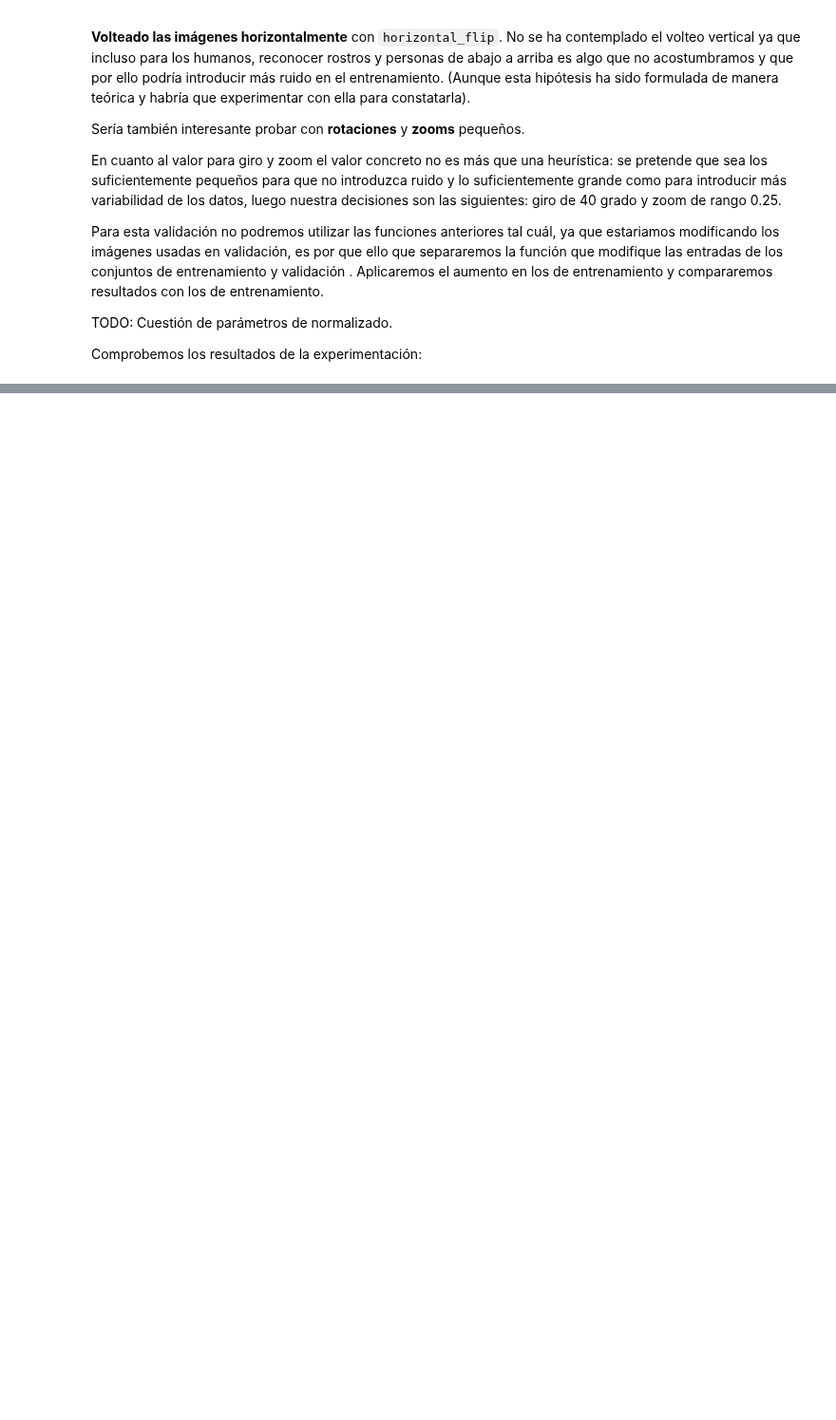
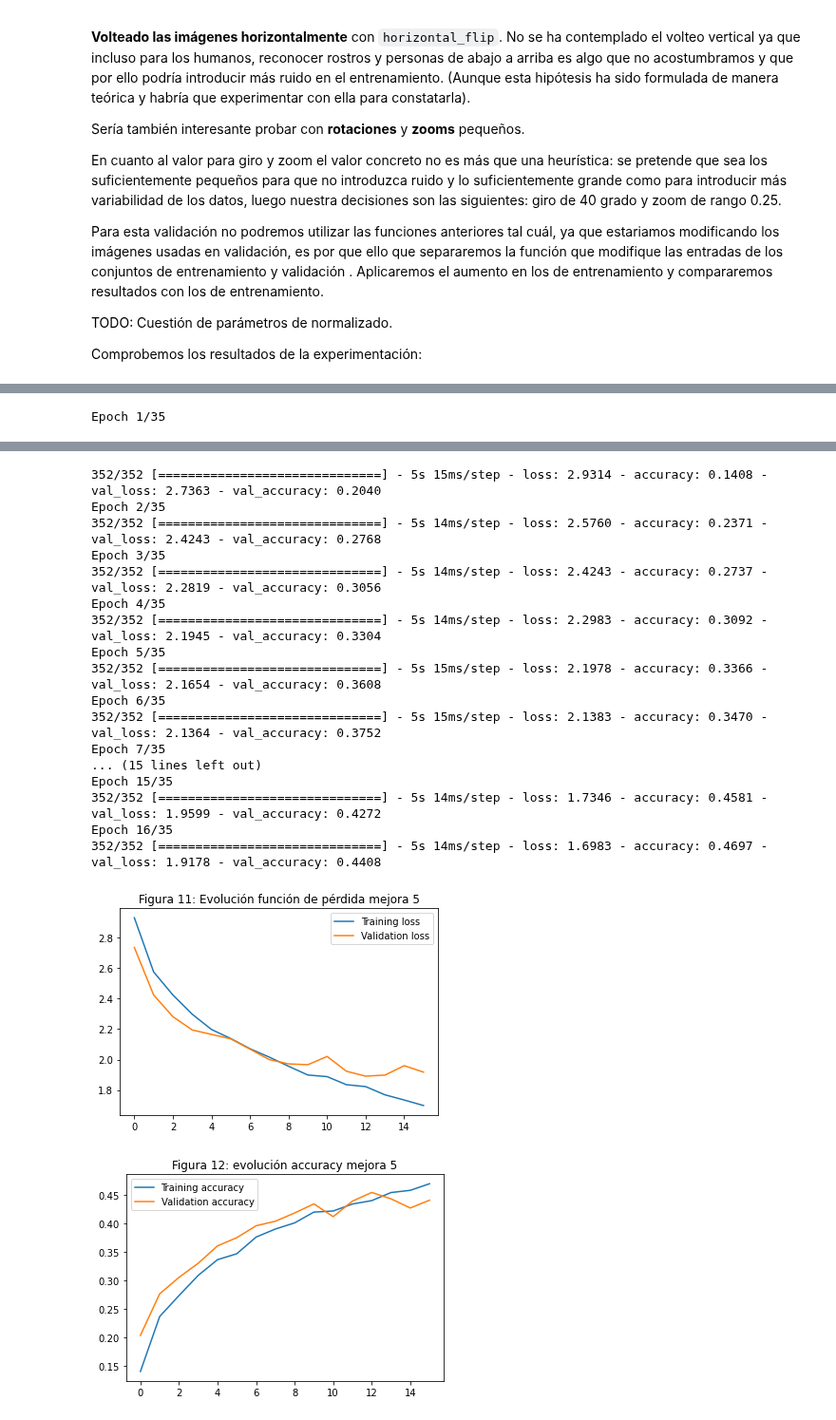
Before and after one commit to BlancaCC/Computer-vision, a Jupyter notebook: practica_3/P3.ipynb, the cells around one changed output, grey strips where cells are left out. Shown at 95% size. Drawn from its saved outputs; the diff is of its cells as text; code cells hidden in the pictures; blank space fills up the shorter version.

```diff
--- a/P3.ipynb
+++ b/practica_3/P3.ipynb
@@ -1447,0 +1339,31 @@ print("Accuracy en el conjunto test: {}".format(precision_test))
+# %%
+
+## Implementamos el EarlyStopping
+callback = tf.keras.callbacks.EarlyStopping(monitor='val_accuracy', patience=3)
+
+modeloModificacion5 = ModeloModificacion4().create_model()
+# ____Compilado modelo _____
+modeloModificacion5.compile( loss = keras.losses.categorical_crossentropy,
+              optimizer = optimizador,
+              metrics = ["accuracy"] )
+
+
+# ______Entrenamiento del ModeloMejora3_____
+# valor por defecto para batch_size en keras al hacer
+tam_batch = 32
+
+# número de epocas a entrenar el modelo
+epocas = 35
+
+# reestablecemos los pesos
+evolucion_entrenamiento_mejora5 = modeloModificacion5.fit(
+    x_train_normalizados, y_train,
+    validation_data=(x_validation_normalizados, y_validation),
+    epochs=epocas,
+    verbose=True,
+    callbacks=[callback]
+)
+
+mostrarEvolucion(evolucion_entrenamiento_mejora5, 'Figura 11: Evolución función de pérdida mejora 5', 'Figura 12: evolución accuracy mejora 5')
+# %% [output]
+Epoch 1/35
@@ -1448,3 +1372,22 @@ print("Accuracy en el conjunto test: {}".format(precision_test))
+352/352 [==============================] - 5s 15ms/step - loss: 2.9314 - accuracy: 0.1408 - val_loss: 2.7363 - val_accuracy: 0.2040
+Epoch 2/35
+352/352 [==============================] - 5s 14ms/step - loss: 2.5760 - accuracy: 0.2371 - val_loss: 2.4243 - val_accuracy: 0.2768
+Epoch 3/35
+352/352 [==============================] - 5s 14ms/step - loss: 2.4243 - accuracy: 0.2737 - val_loss: 2.2819 - val_accuracy: 0.3056
+Epoch 4/35
+352/352 [==============================] - 5s 14ms/step - loss: 2.2983 - accuracy: 0.3092 - val_loss: 2.1945 - val_accuracy: 0.3304
+Epoch 5/35
+352/352 [==============================] - 5s 15ms/step - loss: 2.1978 - accuracy: 0.3366 - val_loss: 2.1654 - val_accuracy: 0.3608
+Epoch 6/35
+352/352 [==============================] - 5s 15ms/step - loss: 2.1383 - accuracy: 0.3470 - val_loss: 2.1364 - val_accuracy: 0.3752
+Epoch 7/35
+... (15 lines left out)
+Epoch 15/35
+352/352 [==============================] - 5s 14ms/step - loss: 1.7346 - accuracy: 0.4581 - val_loss: 1.9599 - val_accuracy: 0.4272
+Epoch 16/35
+352/352 [==============================] - 5s 14ms/step - loss: 1.6983 - accuracy: 0.4697 - val_loss: 1.9178 - val_accuracy: 0.4408
+[figure, added]
+[figure, added]
 # %% [markdown]
 # Bibliografía consultada
 
```
Also changed, not shown: parts of 21 cells of this notebook, 5 other files.
